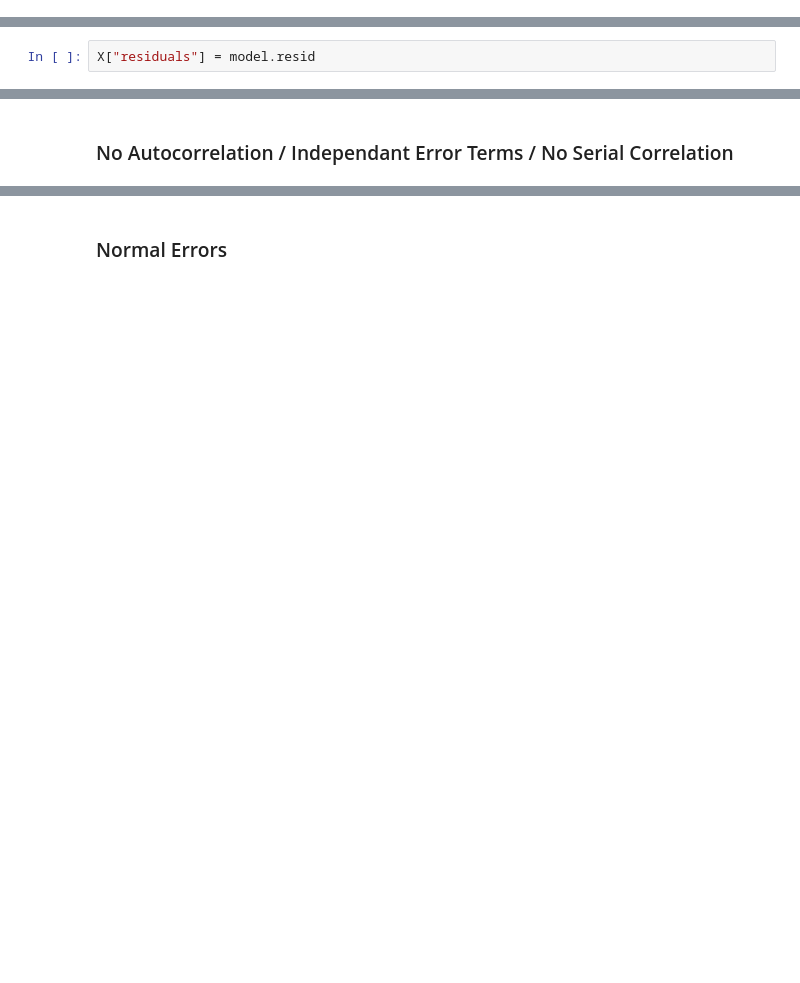
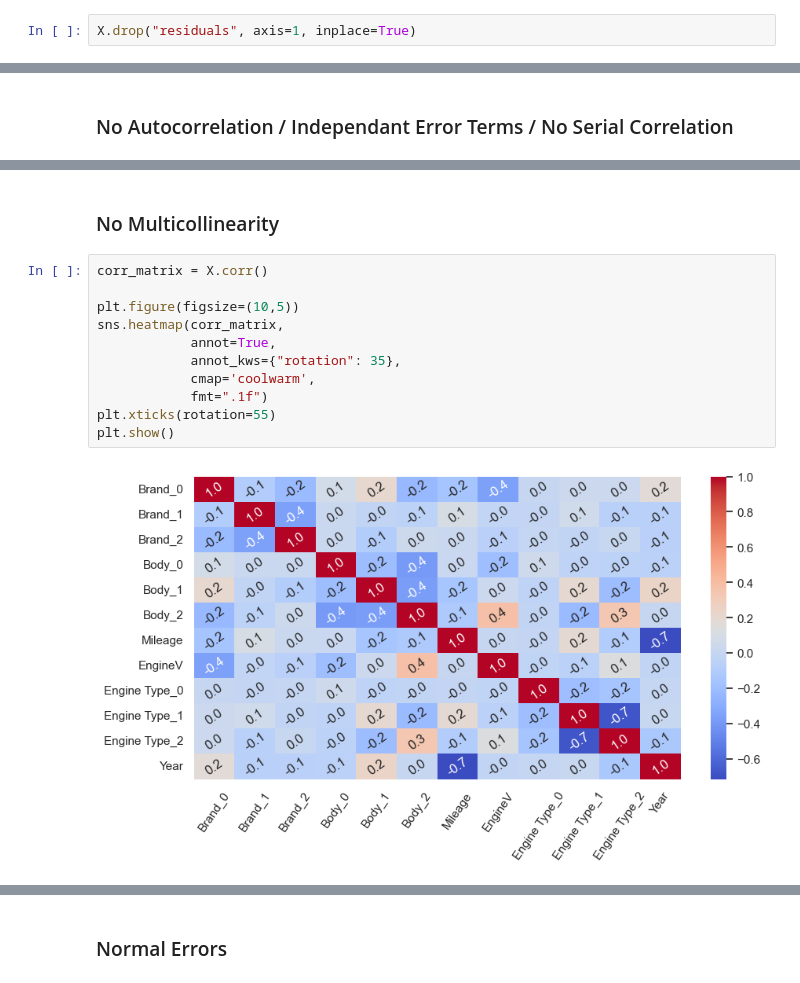
Before and after one commit to aldanajd/Data_Scientist, a Jupyter notebook: Machine Learning/Regression/Cars_price_estimator/Car_price_estimator.ipynb, the cells around one changed output, grey strips where cells are left out. Saved outputs shown, nothing was run; the diff lists cells and outputs as text; blank space fills up the shorter version.

```diff
--- a/Machine Learning/Regression/Cars_price_estimator/Car_price_estimator.ipynb
+++ b/Machine Learning/Regression/Cars_price_estimator/Car_price_estimator.ipynb
@@ -305,2 +344,4 @@ for col in non_boolean_X.columns:
+# %%
+X.drop("residuals", axis=1, inplace=True)
 # %% [markdown]
 ### Constant Variance / Homoscedasticity / No Heteroscedasticity
@@ -339,2 +371,0 @@ The model is significant.
-# %%
-X["residuals"] = model.resid
@@ -367,0 +397,15 @@ plt.clf()
+# %% [markdown]
+### No Multicollinearity
+# %%
+corr_matrix = X.corr()
+
+plt.figure(figsize=(10,5))
+sns.heatmap(corr_matrix,
+            annot=True,
+            annot_kws={"rotation": 35},
+            cmap='coolwarm',
+            fmt=".1f")
+plt.xticks(rotation=55)
+plt.show()
+# %% [output]
+[figure, added]
```
Also changed, not shown: parts of 23 cells of this notebook.
